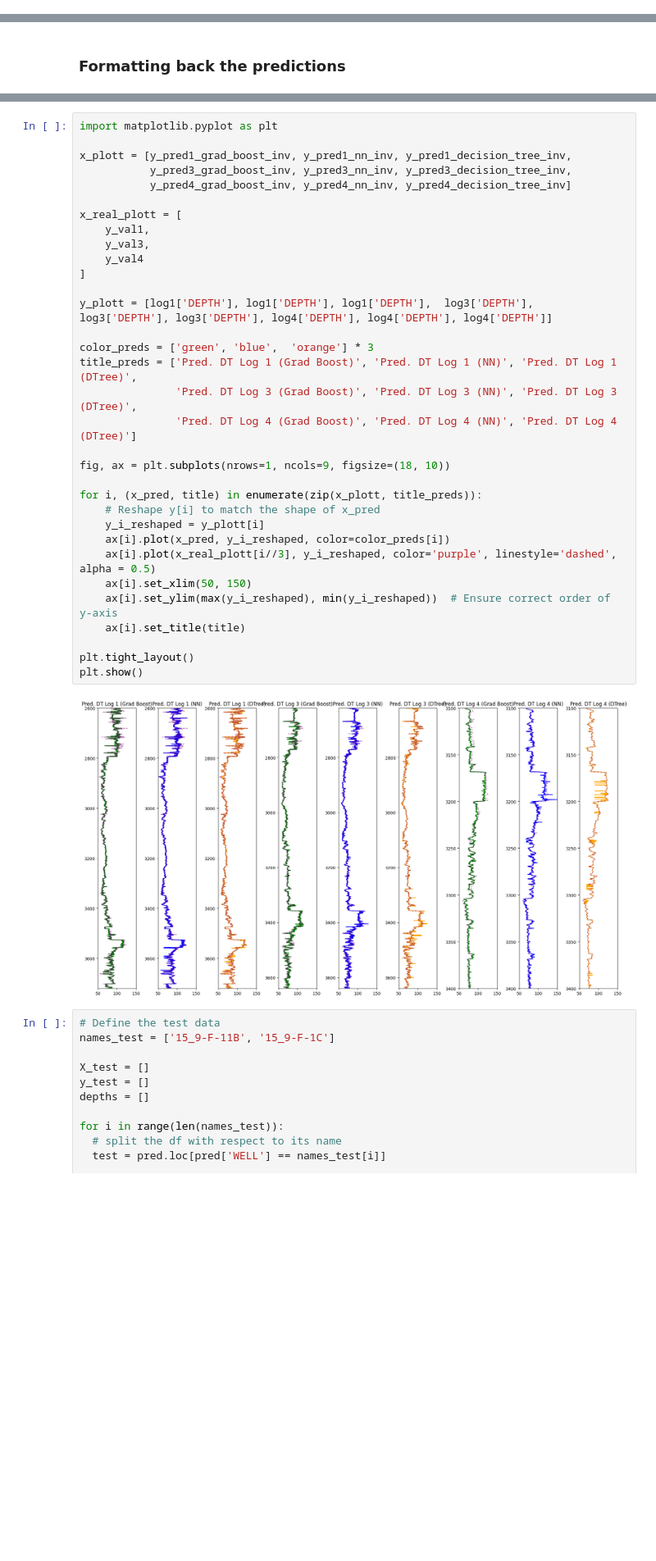
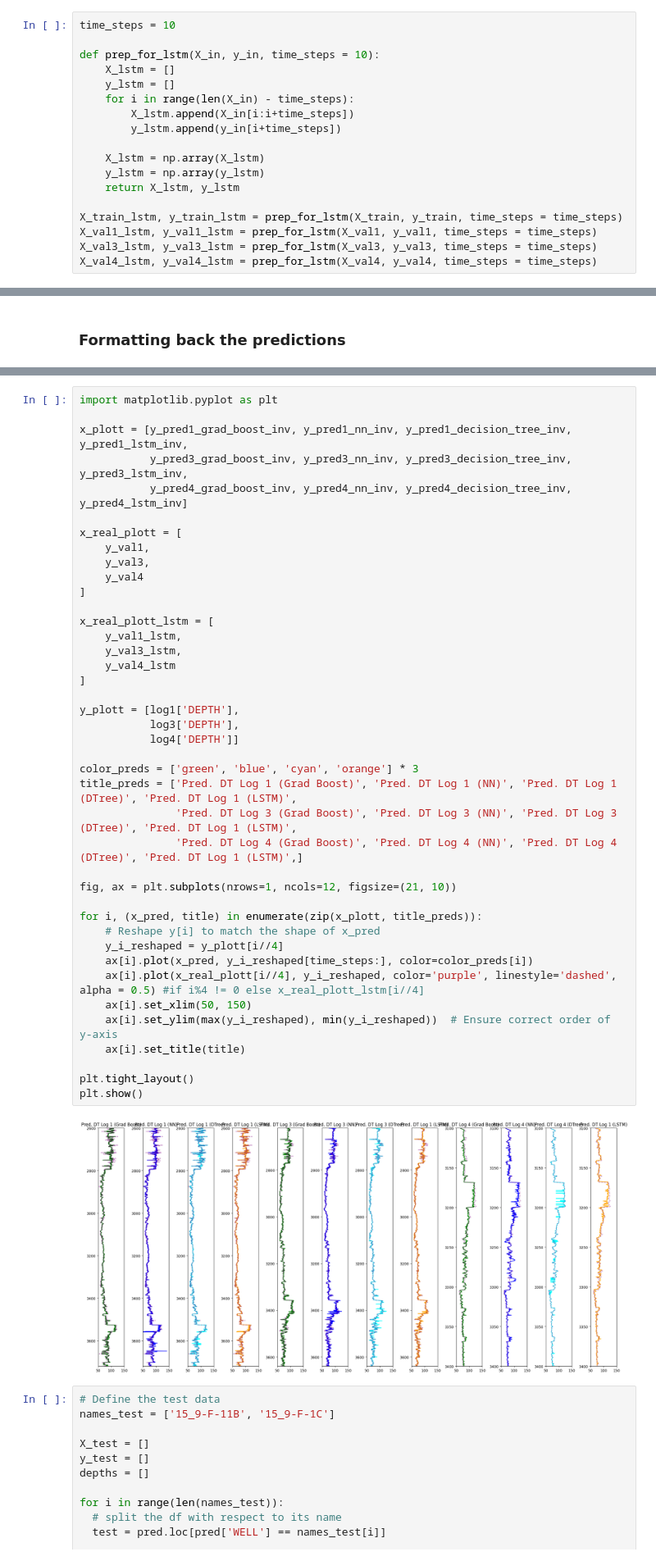
Before and after one commit to OrionXV/-Volve-Well-Log-Prediction, a Jupyter notebook: notebooks/DefaultPredictors.ipynb, the cells around one changed output, grey strips where cells are left out. Shown at 82% size. Drawn from its saved outputs; the diff is of its cells as text; blank space fills up the shorter version.

```diff
--- a/notebooks/DefaultPredictors.ipynb
+++ b/notebooks/DefaultPredictors.ipynb
@@ -428,3 +428,21 @@ from keras.optimizers import Adam
 X_train.shape
 # %% [output]
 (21964, 6)
+# %%
+time_steps = 10
+
+def prep_for_lstm(X_in, y_in, time_steps = 10):
+    X_lstm = []
+    y_lstm = []
+    for i in range(len(X_in) - time_steps):
+        X_lstm.append(X_in[i:i+time_steps])
+        y_lstm.append(y_in[i+time_steps])
+
+    X_lstm = np.array(X_lstm)
+    y_lstm = np.array(y_lstm)
+    return X_lstm, y_lstm
+
+X_train_lstm, y_train_lstm = prep_for_lstm(X_train, y_train, time_steps = time_steps)
+X_val1_lstm, y_val1_lstm = prep_for_lstm(X_val1, y_val1, time_steps = time_steps)
+X_val3_lstm, y_val3_lstm = prep_for_lstm(X_val3, y_val3, time_steps = time_steps)
+X_val4_lstm, y_val4_lstm = prep_for_lstm(X_val4, y_val4, time_steps = time_steps)
@@ -539,38 +532,46 @@ all_predictions_inverse = [scaler.inverse_transform(pred.reshape(-1, 1)) for pre
 # %%
 import matplotlib.pyplot as plt
 
-x_plott = [y_pred1_grad_boost_inv, y_pred1_nn_inv, y_pred1_decision_tree_inv,
-           y_pred3_grad_boost_inv, y_pred3_nn_inv, y_pred3_decision_tree_inv,
-           y_pred4_grad_boost_inv, y_pred4_nn_inv, y_pred4_decision_tree_inv]
+x_plott = [y_pred1_grad_boost_inv, y_pred1_nn_inv, y_pred1_decision_tree_inv, y_pred1_lstm_inv,
+           y_pred3_grad_boost_inv, y_pred3_nn_inv, y_pred3_decision_tree_inv, y_pred3_lstm_inv,
+           y_pred4_grad_boost_inv, y_pred4_nn_inv, y_pred4_decision_tree_inv, y_pred4_lstm_inv]
 
 x_real_plott = [
     y_val1,
     y_val3,
     y_val4
 ]
 
-y_plott = [log1['DEPTH'], log1['DEPTH'], log1['DEPTH'],  log3['DEPTH'], log3['DEPTH'], log3['DEPTH'], log4['DEPTH'], log4['DEPTH'], log4['DEPTH']]
+x_real_plott_lstm = [
+    y_val1_lstm,
+    y_val3_lstm,
+    y_val4_lstm
+]
 
-color_preds = ['green', 'blue',  'orange'] * 3
-title_preds = ['Pred. DT Log 1 (Grad Boost)', 'Pred. DT Log 1 (NN)', 'Pred. DT Log 1 (DTree)',
-               'Pred. DT Log 3 (Grad Boost)', 'Pred. DT Log 3 (NN)', 'Pred. DT Log 3 (DTree)',
-               'Pred. DT Log 4 (Grad Boost)', 'Pred. DT Log 4 (NN)', 'Pred. DT Log 4 (DTree)']
+y_plott = [log1['DEPTH'],
+           log3['DEPTH'],
+           log4['DEPTH']]
 
-fig, ax = plt.subplots(nrows=1, ncols=9, figsize=(18, 10))
+color_preds = ['green', 'blue', 'cyan', 'orange'] * 3
+title_preds = ['Pred. DT Log 1 (Grad Boost)', 'Pred. DT Log 1 (NN)', 'Pred. DT Log 1 (DTree)', 'Pred. DT Log 1 (LSTM)',
+               'Pred. DT Log 3 (Grad Boost)', 'Pred. DT Log 3 (NN)', 'Pred. DT Log 3 (DTree)', 'Pred. DT Log 1 (LSTM)',
+               'Pred. DT Log 4 (Grad Boost)', 'Pred. DT Log 4 (NN)', 'Pred. DT Log 4 (DTree)', 'Pred. DT Log 1 (LSTM)',]
+
+fig, ax = plt.subplots(nrows=1, ncols=12, figsize=(21, 10))
 
 for i, (x_pred, title) in enumerate(zip(x_plott, title_preds)):
     # Reshape y[i] to match the shape of x_pred
-    y_i_reshaped = y_plott[i]
-    ax[i].plot(x_pred, y_i_reshaped, color=color_preds[i])
-    ax[i].plot(x_real_plott[i//3], y_i_reshaped, color='purple', linestyle='dashed', alpha = 0.5)
+    y_i_reshaped = y_plott[i//4]
+    ax[i].plot(x_pred, y_i_reshaped[time_steps:], color=color_preds[i])
+    ax[i].plot(x_real_plott[i//4], y_i_reshaped, color='purple', linestyle='dashed', alpha = 0.5) #if i%4 != 0 else x_real_plott_lstm[i//4]
     ax[i].set_xlim(50, 150)
     ax[i].set_ylim(max(y_i_reshaped), min(y_i_reshaped))  # Ensure correct order of y-axis
     ax[i].set_title(title)
 
 plt.tight_layout()
 plt.show()
 # %% [output]
-[figure, old version]
+[figure, new version]
 # %%
 # Define the test data
 names_test = ['15_9-F-11B', '15_9-F-1C']
```
Also changed, not shown: parts of 20 cells of this notebook.
